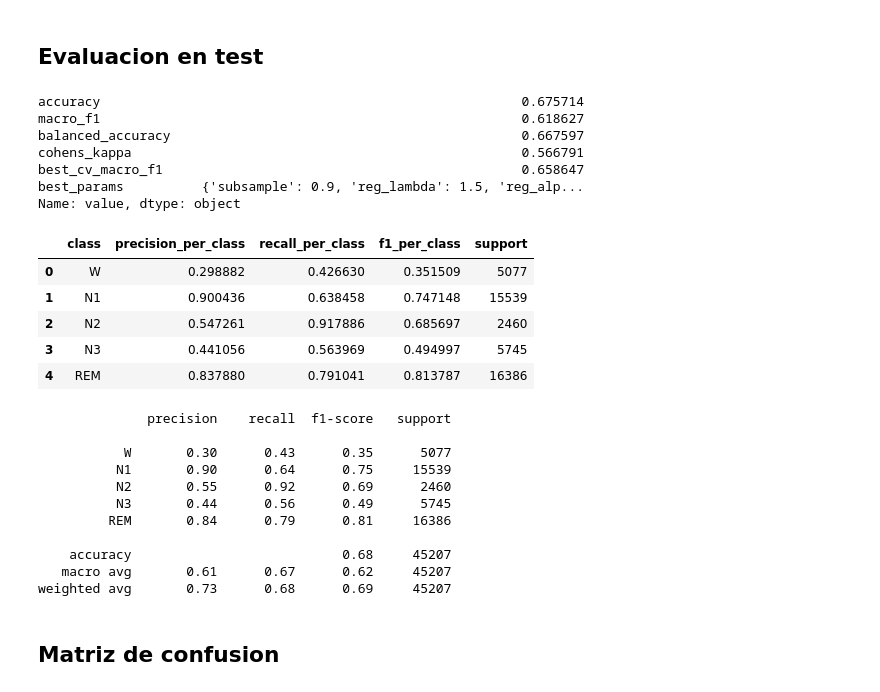
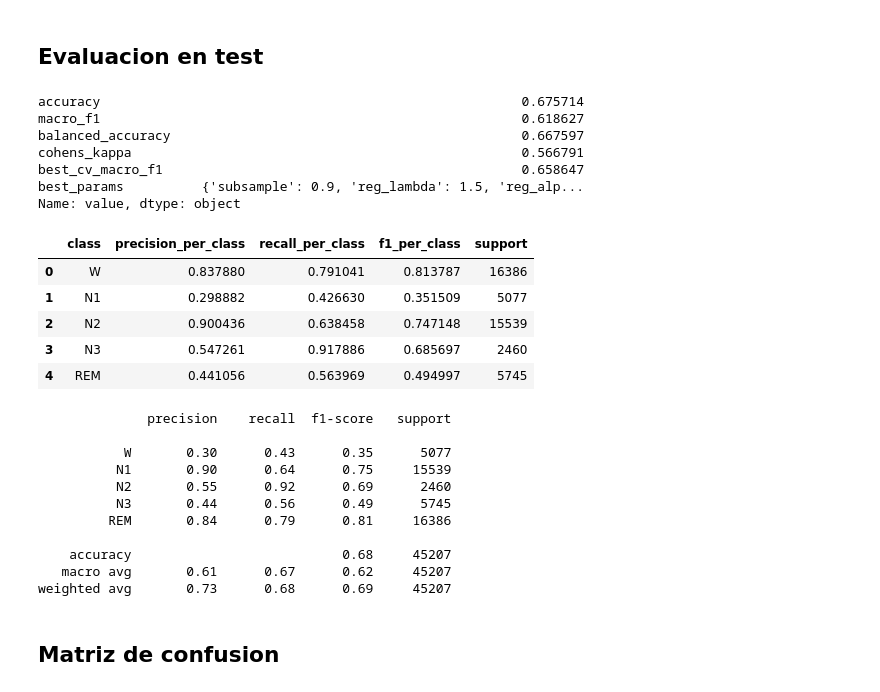
Before and after one commit to dosuna17/proyecto-despliegue-de-soluciones-G10, a Jupyter notebook: notebooks/05_model_xgboost.ipynb, the cells around one changed output. Cells and saved outputs as stored; diff of their text form; code cells hidden in the pictures.

```diff
--- a/notebooks/05_model_xgboost.ipynb
+++ b/notebooks/05_model_xgboost.ipynb
@@ -282,7 +282,7 @@ kappa = cohen_kappa_score(y_test, y_pred)
 precision, recall, f1, support = precision_recall_fscore_support(
     y_test,
     y_pred,
-    labels=np.arange(len(class_labels)),
+    labels=label_encoder.transform(class_labels),
     zero_division=0,
 )
 
@@ -290,38 +290,38 @@ metrics = {
     "accuracy": accuracy,
     "macro_f1": macro_f1,
     "balanced_accuracy": balanced_acc,
     "cohens_kappa": kappa,
     "best_cv_macro_f1": search.best_score_,
     "best_params": search.best_params_,
 }
 
 per_class_metrics = pd.DataFrame(
     {
         "class": class_labels,
         "precision_per_class": precision,
         "recall_per_class": recall,
         "f1_per_class": f1,
         "support": support,
     }
 )
 
 display(pd.Series(metrics, name="value"))
 display(per_class_metrics)
 print(classification_report(y_test, y_pred, target_names=[str(label) for label in class_labels], zero_division=0))
 # %% [output]
 accuracy                                                      0.675714
 macro_f1                                                      0.618627
 balanced_accuracy                                             0.667597
 cohens_kappa                                                  0.566791
 best_cv_macro_f1                                              0.658647
 best_params          {'subsample': 0.9, 'reg_lambda': 1.5, 'reg_alp...
 Name: value, dtype: object
 |  | class | precision_per_class | recall_per_class | f1_per_class | support |
-| 0 | W | 0.298882 | 0.426630 | 0.351509 | 5077 |
-| 1 | N1 | 0.900436 | 0.638458 | 0.747148 | 15539 |
-| 2 | N2 | 0.547261 | 0.917886 | 0.685697 | 2460 |
-| 3 | N3 | 0.441056 | 0.563969 | 0.494997 | 5745 |
-| 4 | REM | 0.837880 | 0.791041 | 0.813787 | 16386 |
+| 0 | W | 0.837880 | 0.791041 | 0.813787 | 16386 |
+| 1 | N1 | 0.298882 | 0.426630 | 0.351509 | 5077 |
+| 2 | N2 | 0.900436 | 0.638458 | 0.747148 | 15539 |
+| 3 | N3 | 0.547261 | 0.917886 | 0.685697 | 2460 |
+| 4 | REM | 0.441056 | 0.563969 | 0.494997 | 5745 |
               precision    recall  f1-score   support
 
            W       0.30      0.43      0.35      5077
```
Also changed, not shown: parts of 2 cells of this notebook, 2 other files.
